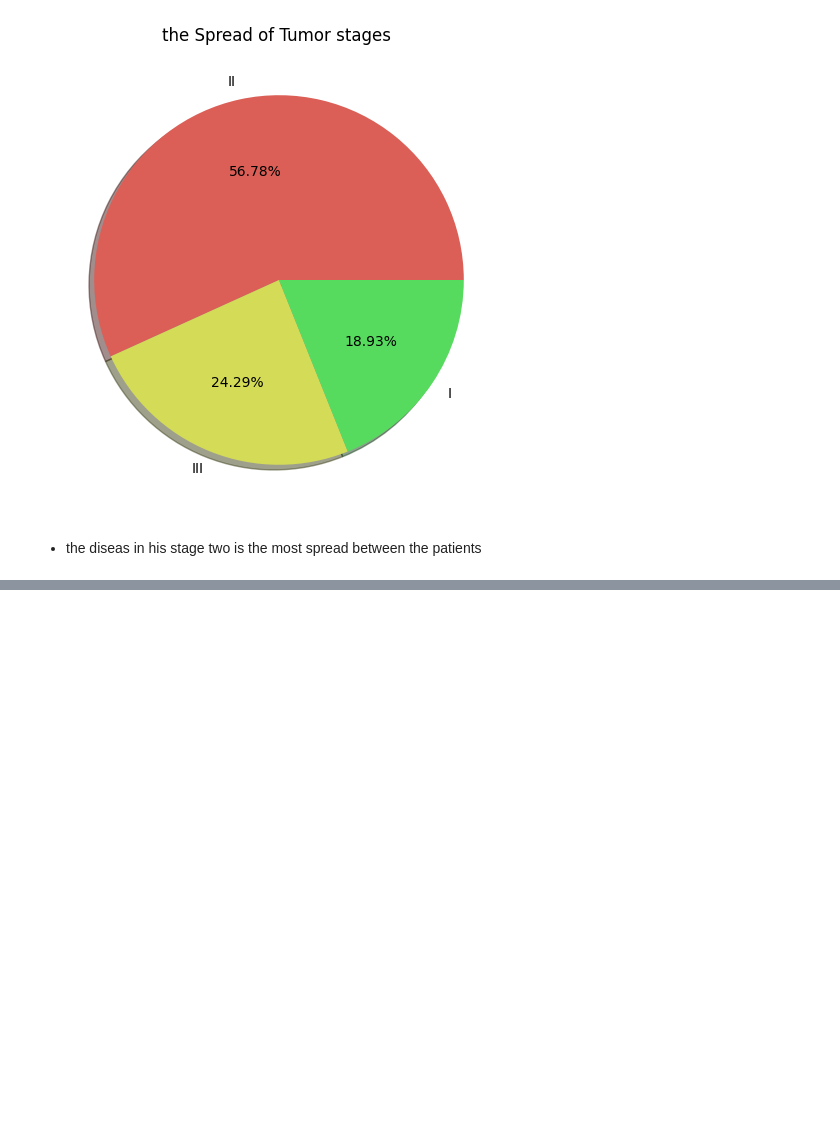
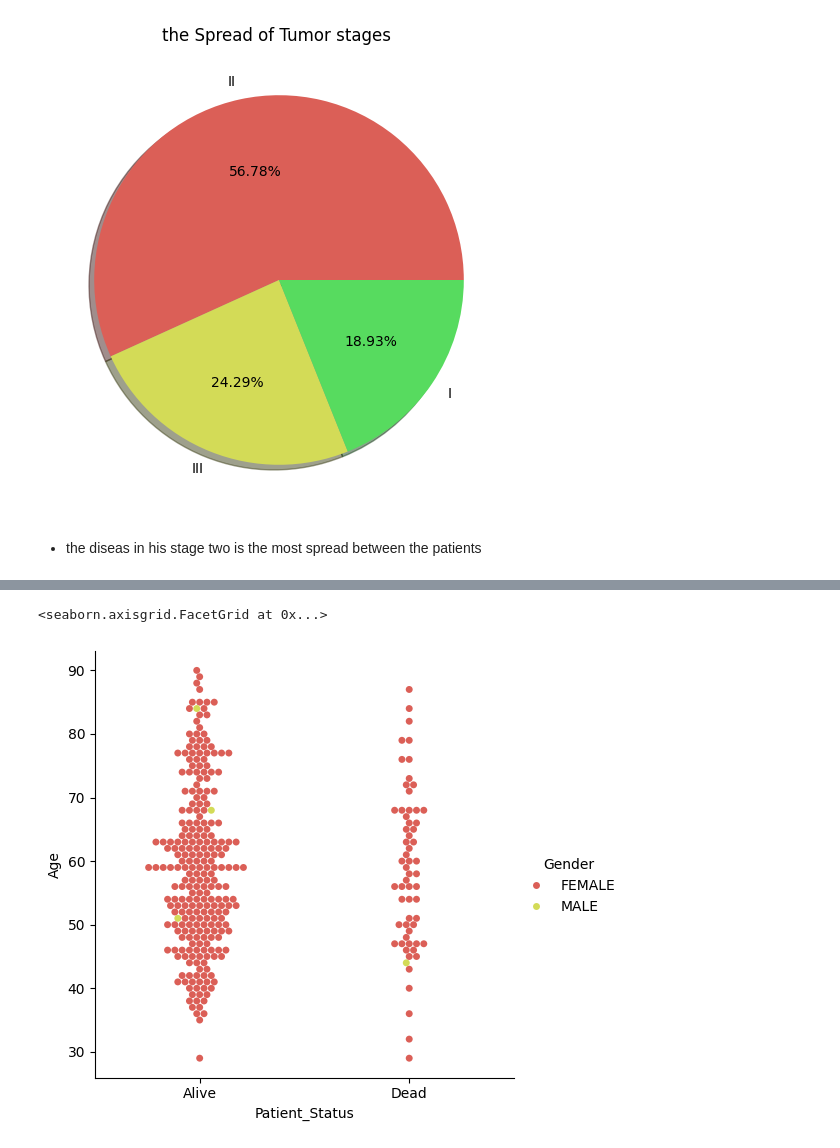
Before and after one commit to AkramMaouche/Breast-Cancer-Survival-Prediction, a Jupyter notebook: src/Notebook/Eda.ipynb, the cells around one changed output, grey strips where cells are left out. Saved outputs shown, nothing was run; the diff lists cells and outputs as text; code cells hidden in the pictures; blank space fills up the shorter version.

```diff
--- a/src/Notebook/Eda.ipynb
+++ b/src/Notebook/Eda.ipynb
@@ -225,0 +256,5 @@ Text(0.5, 1.0, 'the Spread of Tumor stages ')
+# %%
+sns.catplot(data=df,x = 'Patient_Status',y = 'Age',kind = 'swarm', hue='Gender')
+# %% [output]
+<seaborn.axisgrid.FacetGrid at 0x...>
+[figure, added]
```
Also changed, not shown: parts of 4 cells of this notebook.
